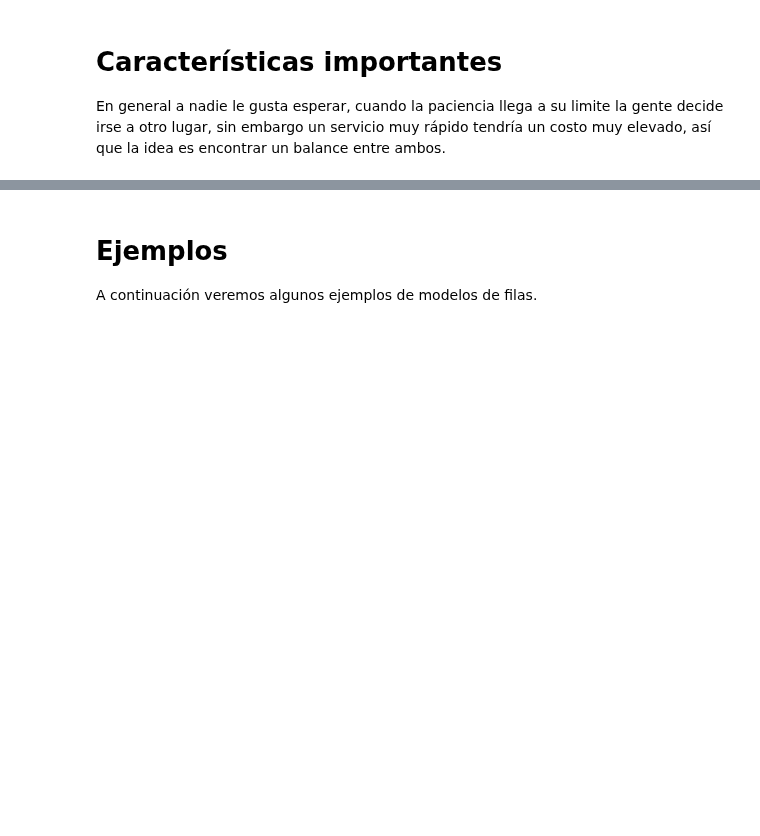
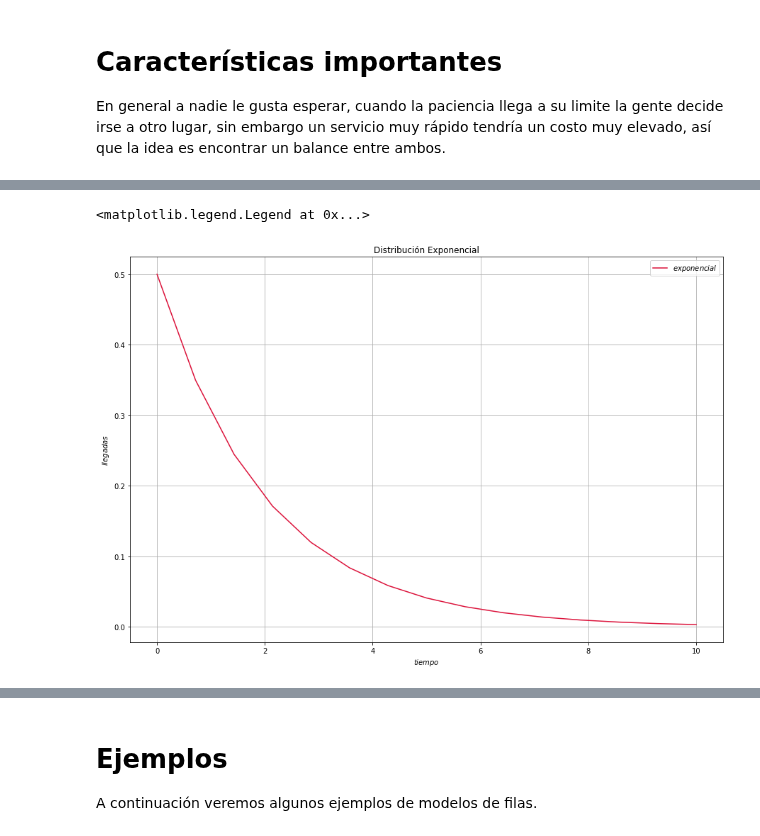
Before and after one commit to jugernaut/ManejoDatos, a Jupyter notebook: Simulacion/03_TeoriaDeFilas.ipynb, the cells around one changed output, grey strips where cells are left out. Saved outputs shown, nothing was run; the diff lists cells and outputs as text; code cells hidden in the pictures; blank space fills up the shorter version.

```diff
--- a/Simulacion/03_TeoriaDeFilas.ipynb
+++ b/Simulacion/03_TeoriaDeFilas.ipynb
@@ -72,0 +59,22 @@ Para $k = 0,1,2,3,.....$ Donde:
+# %%
+import numpy as np
+import matplotlib.pyplot as plt
+
+# tamano de la imagen
+plt.figure(figsize=(15,10))
+# dominio en el cual se genera la grafica
+x = np.linspace(0,10,15)
+# lambda
+lam = 0.5
+# tipo de sitribucion
+distribucion = lam*np.exp(-x*lam)
+# se grafican ambas rectas
+plt.plot(x,distribucion,label = '$exponencial$', color='crimson')
+plt.xlabel('$tiempo$')
+plt.ylabel('$llegadas$')
+plt.title('Distribución Exponencial')
+plt.grid()
+plt.legend()
+# %% [output]
+<matplotlib.legend.Legend at 0x...>
+[figure, added]
```
Also changed, not shown: parts of 2 cells of this notebook.
